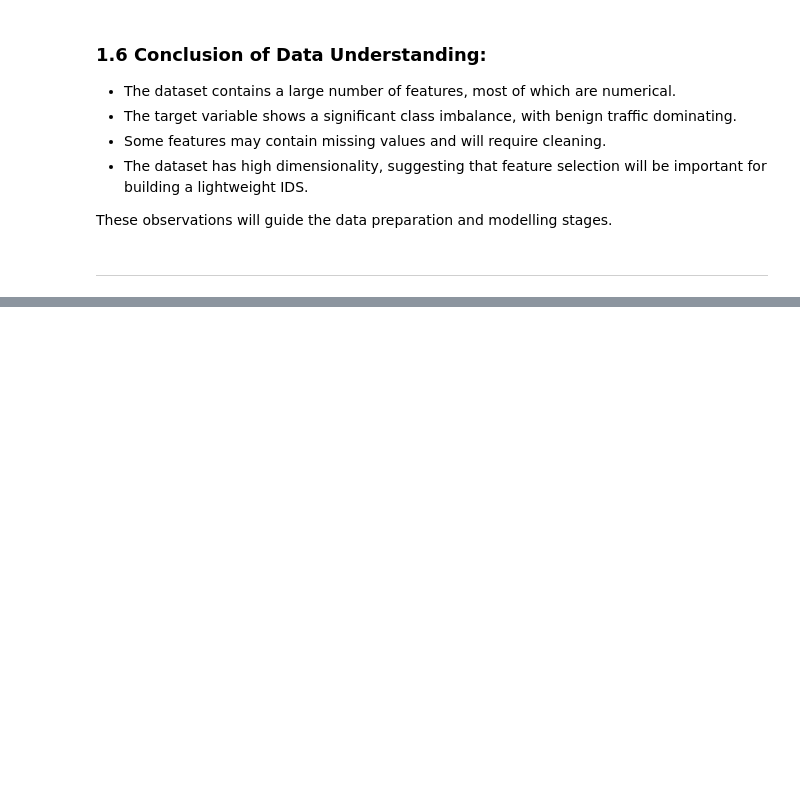
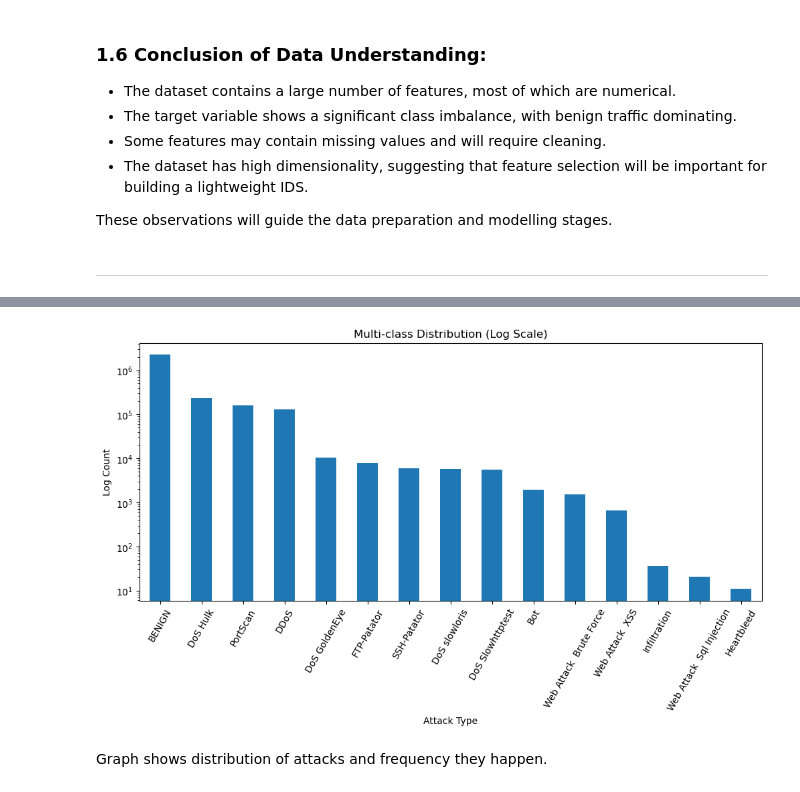
Before and after one commit to SanderSSoares/IDS-Capstone_Project, a Jupyter notebook: IDS_CA2.ipynb, the cells around one changed output, grey strips where cells are left out. Drawn from its saved outputs; the diff is of its cells as text; code cells hidden in the pictures; blank space fills up the shorter version.

```diff
--- a/IDS_CA2.ipynb
+++ b/IDS_CA2.ipynb
@@ -235,0 +247,14 @@ These observations will guide the data preparation and modelling stages.
+# %%
+df['Label'].value_counts().plot(kind='bar', figsize=(12,5))
+
+plt.yscale('log')  # KEY CHANGE
+
+plt.title("Multi-class Distribution (Log Scale)")
+plt.xlabel("Attack Type")
+plt.ylabel("Log Count")
+plt.xticks(rotation=60)
+plt.show()
+# %% [output]
+[figure, added]
+# %% [markdown]
+Graph shows distribution of attacks and frequency they happen.
```
Also changed, not shown: parts of 5 cells of this notebook.
